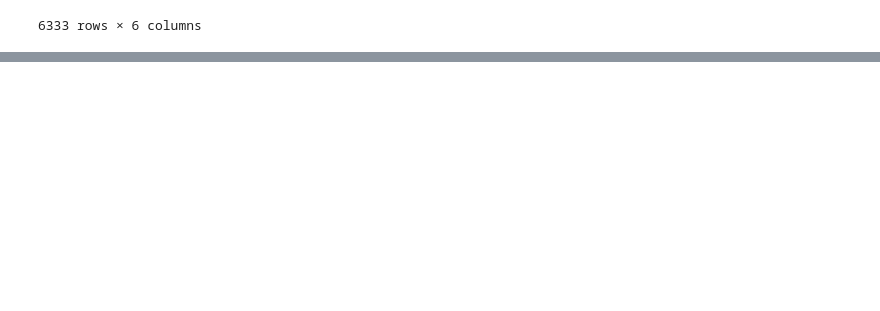
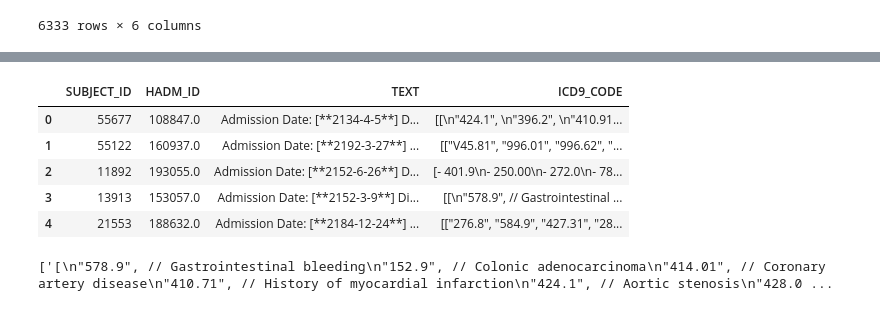
Before and after one commit to harsheet35/ICD-Coding, a Jupyter notebook: visualisation.ipynb, the cells around one changed output, grey strips where cells are left out. Cells and saved outputs as stored; diff of their text form; code cells hidden in the pictures; blank space fills up the shorter version.

```diff
--- a/visualisation.ipynb
+++ b/visualisation.ipynb
@@ -406,12 +406,13 @@ def split_text(text, max_tokens, model="gpt-3.5-turbo"):
 
     return split_texts
 
-def process_notes(data, candidate_list, model="gpt-3.5-turbo", max_tokens=4096, test_rows=0):
+def process_notes(data, candidate_list, model="gpt-3.5-turbo", max_tokens=4096, test_rows=4):
+    print('Subject ID:', data.iloc[0,0])
     results = []
     total_tokens = 0
-
+    # print(data.head(1))
     for index, row in data.iterrows():
-        # print(index)
+        print(index)
         if index > test_rows:
             break
 
@@ -446,12 +447,12 @@ def process_notes(data, candidate_list, model="gpt-3.5-turbo", max_tokens=4096,
             icd_code_per_id.append(icd_codes)
 
             # print(icd_codes)
-        results.append((subject_id, hadm_id, icd_code_per_id, token_count))
-
+        results.append((subject_id, hadm_id, note,  icd_code_per_id))
+    # print(results)
     return results, total_tokens
 
-results, total_tokens = process_notes(data, candidate_list)
+# results, total_tokens = process_notes(data, candidate_list)
 
-for res in results:
-    print(f"Subject ID: {res[0]}, HADM ID: {res[1]}, ICD Codes: {res[2]}, Tokens Used: {res[3]}")
-print(f"Total tokens: {total_tokens}")
+# for res in results:
+#     print('\n\n\n',res)
+# print(f"Total tokens: {total_tokens}")
@@ -464,0 +476,20 @@ count_tokens(text="Oh yeah babe 69 karte h meow meow meow meow")
+# %%
+dic_top_50 ={'SUBJECT_ID': [res[0] for res in results],
+             'HADM_ID': [res[1] for res in results],
+             'TEXT': [res[2] for res in results],
+             'ICD9_CODE': [res[3] for res in results]}
+# %%
+res_df = pd.DataFrame(dic_top_50)
+# %%
+res_df
+# %% [output]
+|  | SUBJECT_ID | HADM_ID | TEXT | ICD9_CODE |
+| 0 | 55677 | 108847.0 | Admission Date: [**2134-4-5**] D... | [[\n"424.1", \n"396.2", \n"410.91... |
+| 1 | 55122 | 160937.0 | Admission Date: [**2192-3-27**] ... | [["V45.81", "996.01", "996.62", "... |
+| 2 | 11892 | 193055.0 | Admission Date: [**2152-6-26**] D... | [- 401.9\n- 250.00\n- 272.0\n- 78... |
+| 3 | 13913 | 153057.0 | Admission Date: [**2152-3-9**] Di... | [[\n"578.9", // Gastrointestinal ... |
+| 4 | 21553 | 188632.0 | Admission Date: [**2184-12-24**] ... | [["276.8", "584.9", "427.31", "28... |
+# %%
+res_df.iloc[3, -1]
+# %% [output]
+['[\n"578.9", // Gastrointestinal bleeding\n"152.9", // Colonic adenocarcinoma\n"414.01", // Coronary artery disease\n"410.71", // History of myocardial infarction\n"424.1", // Aortic stenosis\n"428.0 ...
```
Also changed, not shown: parts of 16 cells of this notebook, 3 other files.
